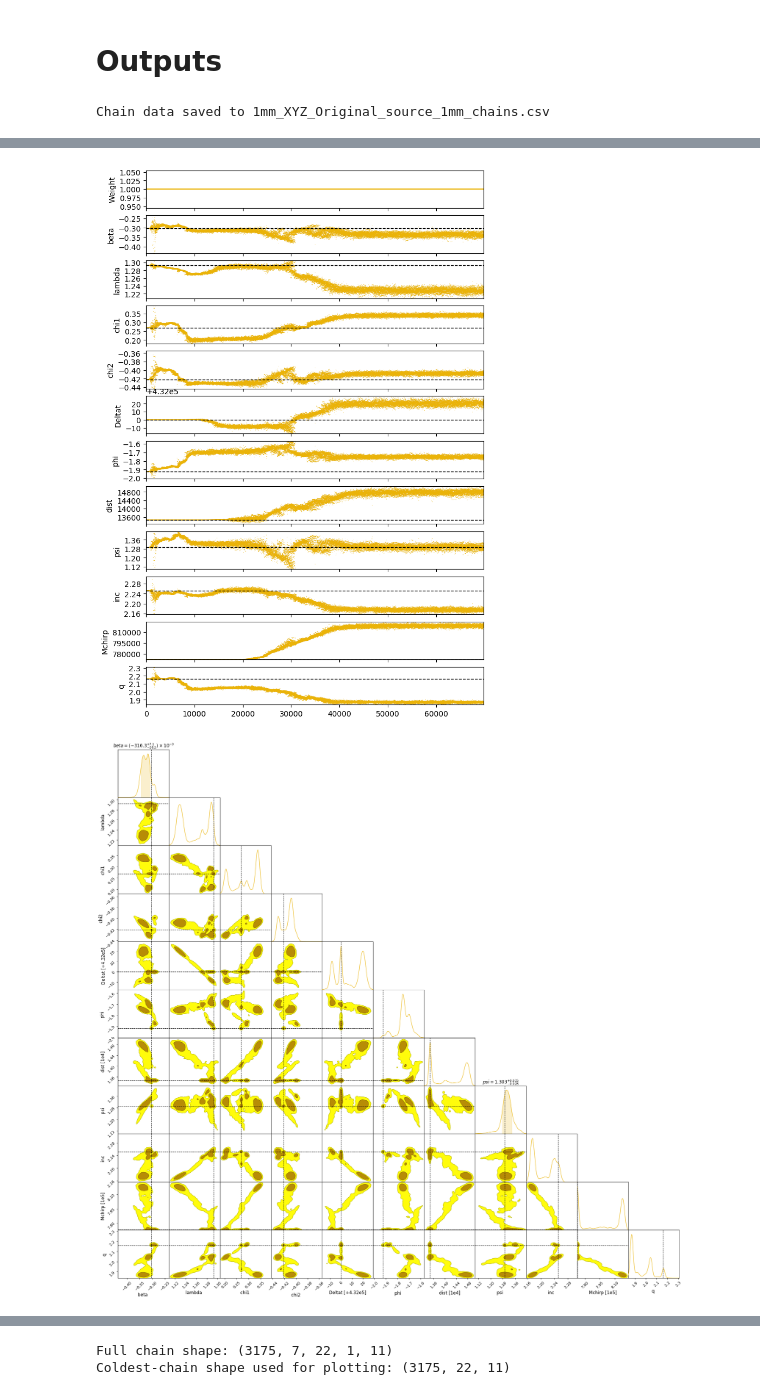
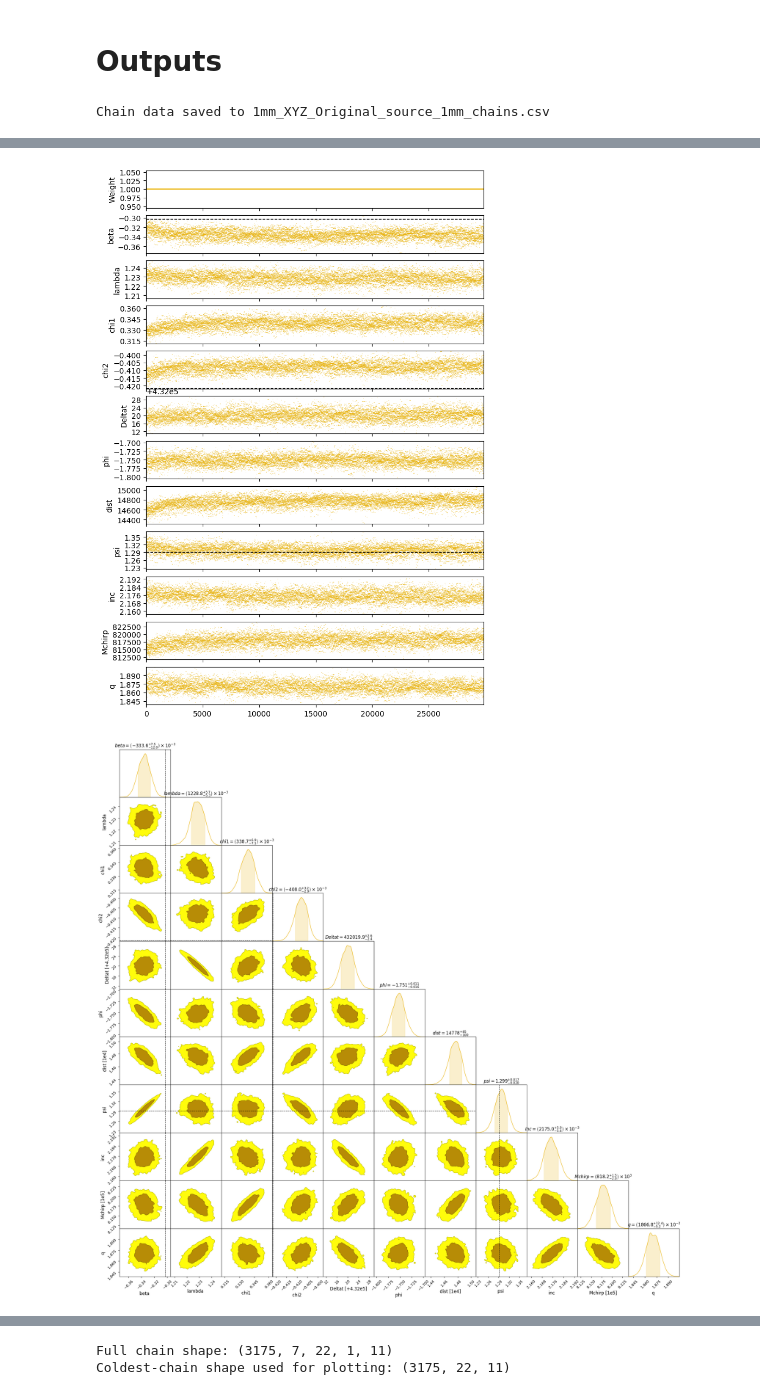
Before and after one commit to Cekomlodi/TTL_attempts, a Jupyter notebook: The Sampling Working Path/XYZ_1mm.ipynb, the cells around one changed output, grey strips where cells are left out. Drawn from its saved outputs; the diff is of its cells as text; code cells hidden in the pictures.

```diff
--- a/The Sampling Working Path/XYZ_1mm.ipynb
+++ b/The Sampling Working Path/XYZ_1mm.ipynb
@@ -197,11 +197,12 @@ lisainstrument_ttl_coeffs = [
 sim_name = 'TTL_only_sim_1.h5'
 
 instru_t0 = 10  # s
-instru_fs = 1  # Hz
+instru_fs = 4  # Hz
 instru_dt = 1 / instru_fs  # s also
 instru_duration = pMBHB_ldc['CoalescenceTime'] + 1000   # s
 instru_size = int(instru_duration * instru_fs)  # samples
 instru = Instrument(size = instru_size,
+                    dt = instru_dt,
                     #orbits = 'orbits.h5',
                     ttl_coeffs = lisainstrument_ttl_coeffs, #'random',
                     #seed = 2030,
@@ -288,7 +335,9 @@ waveform_params_smbh = {
 # %%
+'''
 #Generate Data
 tdisignal = lisa.GenerateLISATDISignal_SMBH(pMBHB,
                                             gridfreq = fvec,
+                                            scale_freq_hm = False,
                                             **waveform_params_smbh)
 tdi = tdisignal['tdi']
 
@@ -329,4 +378,5 @@ for i in range(len(modesf)):
     A_full[mask] += A_partial
     E_full[mask] += E_partial
     T_full[mask] += T_partial
+'''
 # %% [output]
@@ -418,6 +463,7 @@ print(src0)
 {'beta': -0.30300442294174235, 'lambda': 1.2925183861048521, 'chi1': np.float64(0.26863190922667673), 'chi2': np.float64(-0.4215109787709388), 'Deltat': 432000, 'phi': -1.9213957675882278, 'dist': 134 ...
 {'beta': -0.30300442294174235, 'lambda': 1.2925183861048521, 'chi1': np.float64(0.26863190922667673), 'chi2': np.float64(-0.4215109787709388), 'Deltat': 432000, 'phi': -1.9213957675882278, 'dist': 134 ...
 # %%
+'''
 #likelihood stuff
 def whip(a, b, Npsd):
     product = np.real(a)*np.real(b) + np.imag(a)*np.imag(b)
@@ -430,6 +476,7 @@ def XYZLikelihood(pvector):
 
     tdisignal = lisa.GenerateLISATDISignal_SMBH(src,
                                                 gridfreq=fvec,
+                                                scale_freq_hm = False,
                                                 **waveform_params_smbh)
     modesf = tdisignal['tdi']['modes']
 
@@ -487,3 +534,4 @@ def XYZLikelihood(pvector):
     loglik = 4*df*(np.sum([DXX, DYY, DZZ, DXY, DXZ, DYZ])-0.5*np.sum([hXX, hYY, hZZ, hXY, hXZ, hYZ]))
 
     return loglik
+'''
@@ -498,8 +615,8 @@ print(src0)
 day_sec = 86400
 
 priors = {"mbh": ProbDistContainer({
-    0: uniform_dist(-np.pi, np.pi), #beta
-    1: uniform_dist(-np.pi/2, np.pi/2), #lambda
+    0: uniform_dist(-np.pi/2, np.pi/2), #beta
+    1: uniform_dist(-np.pi, np.pi), #lambda
     2: uniform_dist(-1, 1), #chi1
     3: uniform_dist(-1, 1), #chi2
     4: uniform_dist(1*day_sec, 10*day_sec),#(75*day_sec, 175*day_sec), #deltat
@@ -581,7 +698,7 @@ csv_filename_truth = save_name + "_truth.csv"
 truth.to_csv(csv_filename_truth, index=False)
 # %%
 a = ChainConsumer()
-burn = 000
+burn = 40000
 one_samples = sampler2.get_chain()["mbh"][:, 0].reshape(-1, 11)
 
 one_samp= pd.DataFrame(one_samples[burn:, :], columns = keys)
@@ -609,2 +717,2 @@ WARNING:chainconsumer:Parameter q in chain 1mm is not constrained
-[figure, old version]
+[figure, new version]
-[figure, old version]
+[figure, new version]
```
Also changed, not shown: parts of 9 cells of this notebook.
